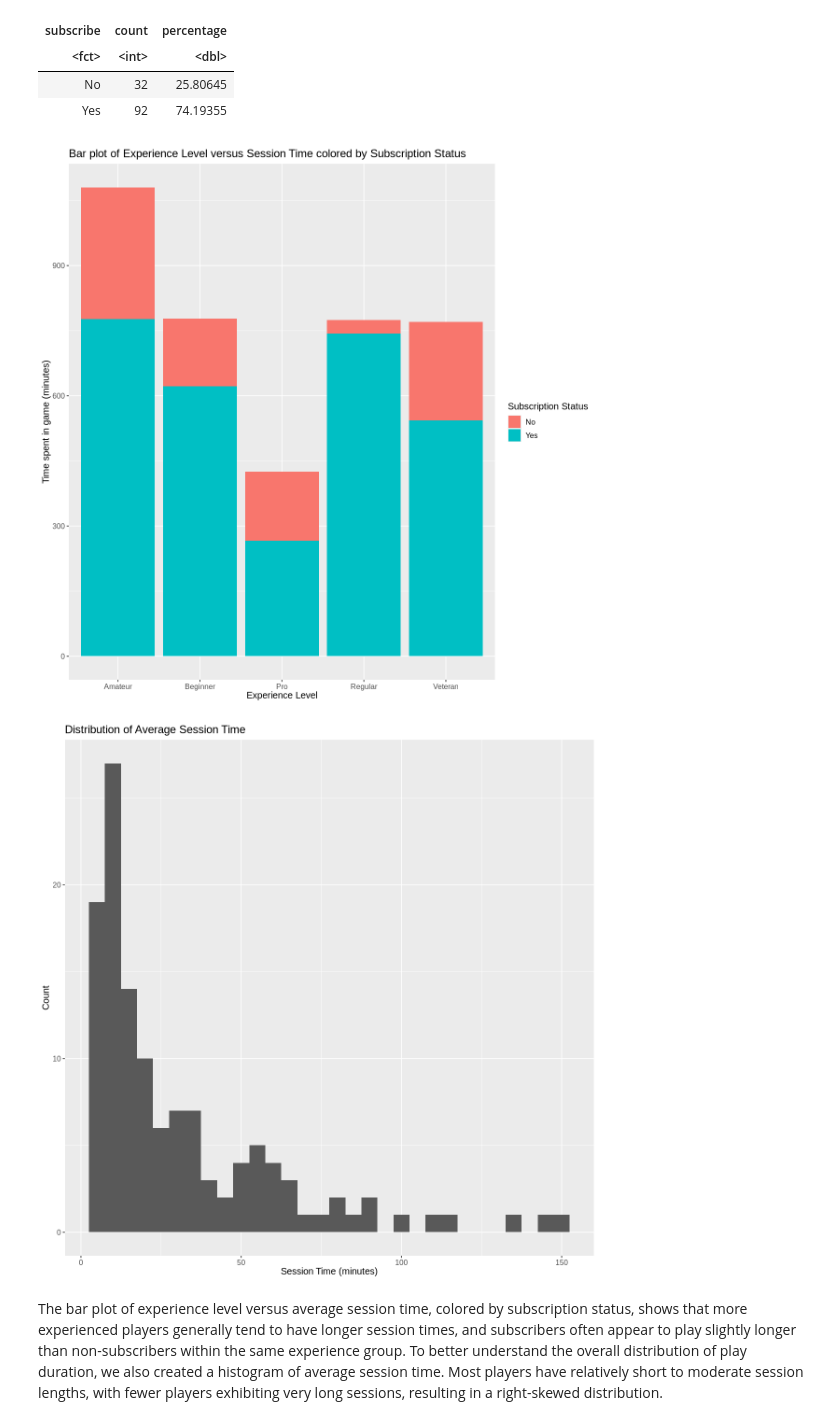
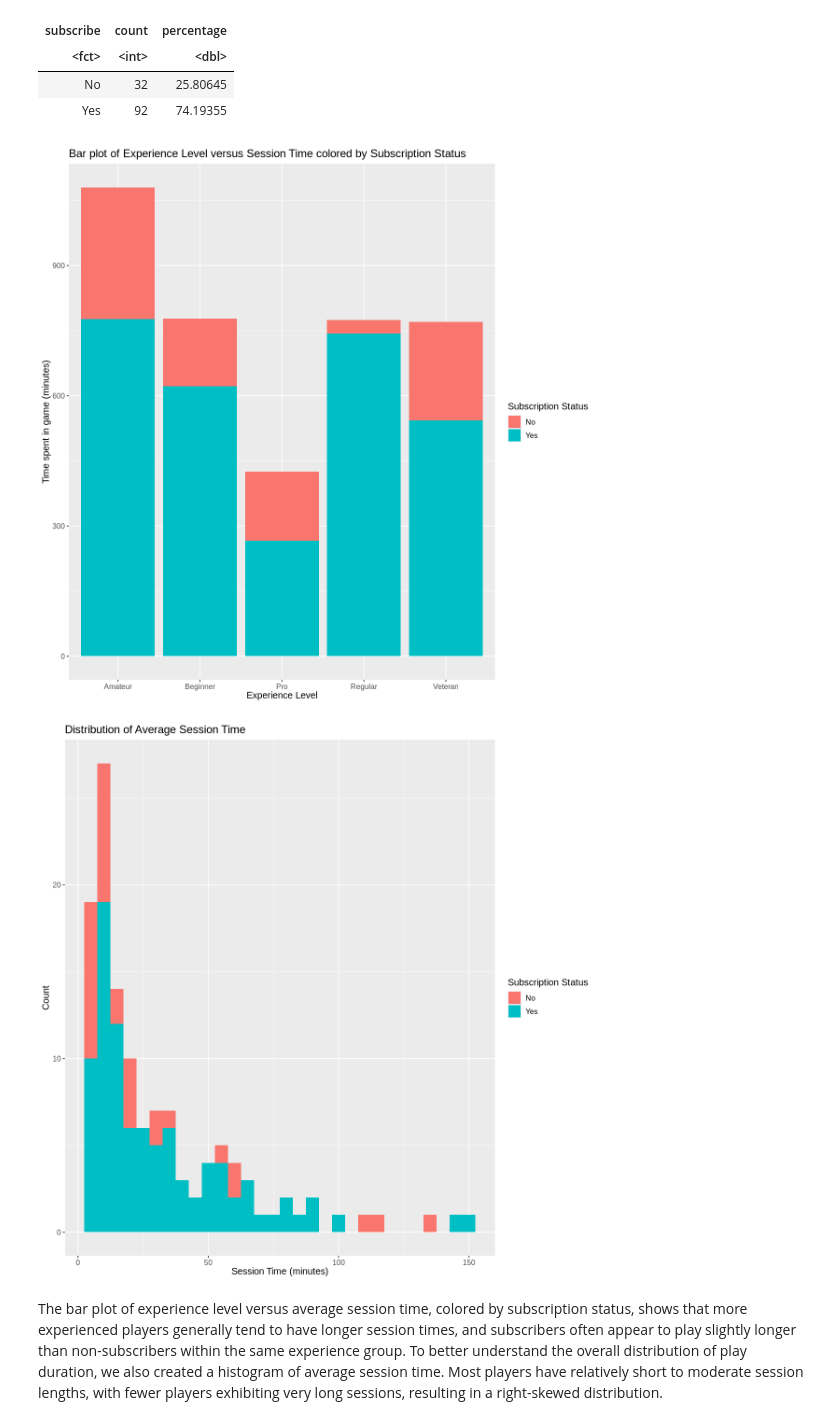
Before and after one commit to garyzhang25/DSCI-100-Group-Project, a Jupyter notebook: group_dsci.ipynb, the cells around one changed output. Saved outputs shown, nothing was run; the diff lists cells and outputs as text; code cells hidden in the pictures.

```diff
--- a/group_dsci.ipynb
+++ b/group_dsci.ipynb
@@ -937,27 +936,28 @@ A tibble: 2 × 3
 # %%
 
 vis_sub <- clean_data |>
   ggplot(aes(x = experience, y = session_time, fill = subscribe)) +
   geom_bar(stat = "identity") +
   labs(x = "Experience Level",
        y = "Time spent in game (minutes)",
        fill = "Subscription Status" ) +
 theme(text = element_text(size = 12)) +
   ggtitle("Bar plot of Experience Level versus Session Time colored by Subscription Status")+
 theme(text = element_text(size = 12))
 options(repr.plot.width = 10, repr.plot.height = 10)
 vis_sub
 # session time distribution
-session_time_dist <- ggplot(clean_data, aes(x = session_time)) +
+session_time_dist <- ggplot(clean_data, aes(x = session_time, fill = subscribe)) +
   geom_histogram(bins = 20, binwidth = 5) +
   labs(title = "Distribution of Average Session Time",
     x = "Session Time (minutes)",
-    y = "Count") +
+    y = "Count",
+    fill = "Subscription Status") +
 theme(text = element_text(size = 12))
 
 session_time_dist
 # %% [output]
 [figure]
-[figure, old version]
+[figure, new version]
 # %% [markdown]
 The bar plot of experience level versus average session time, colored by subscription status, shows that more experienced players generally tend to have longer session times, and subscribers often appear to play slightly longer than non-subscribers within the same experience group. To better understand the overall distribution of play duration, we also created a histogram of average session time. Most players have relatively short to moderate session lengths, with fewer players exhibiting very long sessions, resulting in a right-skewed distribution.
```
Also changed, not shown: parts of 6 cells of this notebook.
